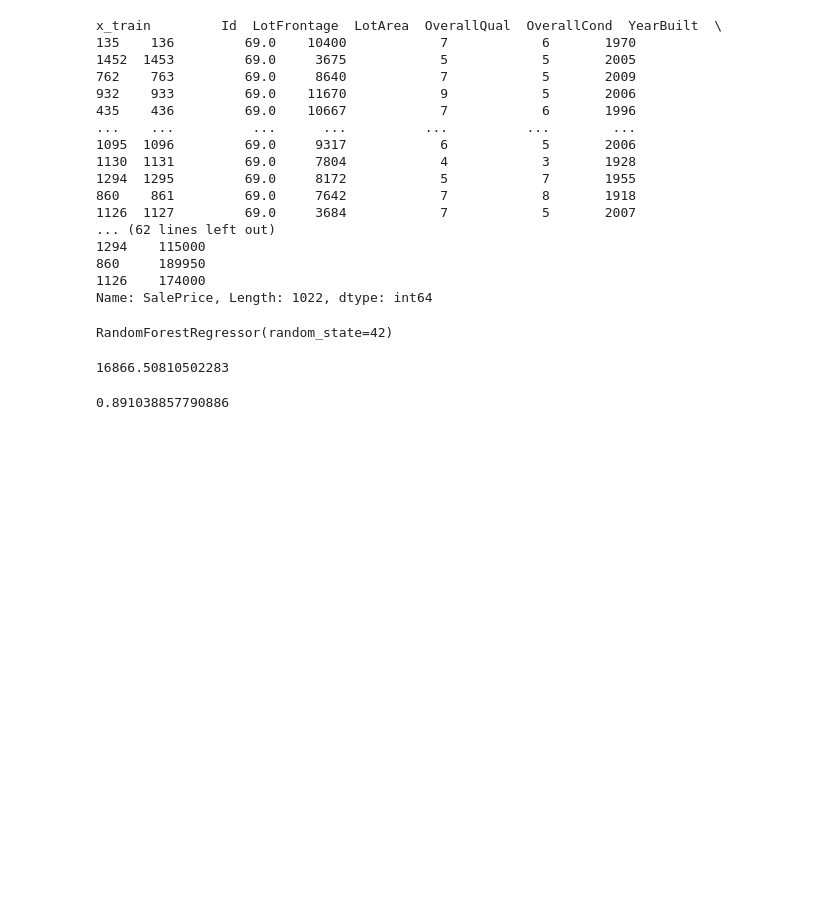
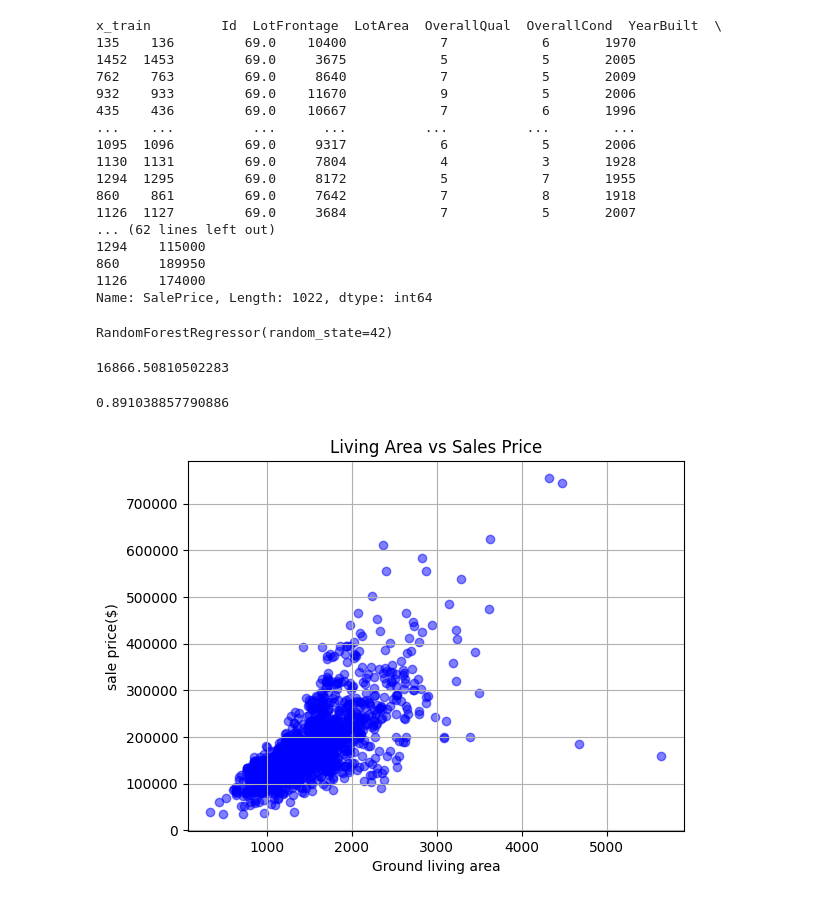
Before and after one commit to harsh-suman5/project0-house-price-prediction, a Jupyter notebook: data/model.ipynb, the cells around one changed output. Saved outputs shown, nothing was run; the diff lists cells and outputs as text; code cells hidden in the pictures; blank space fills up the shorter version.

```diff
--- a/data/model.ipynb
+++ b/data/model.ipynb
@@ -162,6 +162,17 @@ acuracy_score = r2_score(y_test,prediction)
 print(acuracy_score)
 # %% [output]
 0.891038857790886
+# %%
+plt.Figure(figsize=(10,6))
+plt.title('Living Area vs Sales Price')
+plt.scatter(df['GrLivArea'], df['SalePrice'],color='Blue',alpha=0.5 )
+
+plt.xlabel('Ground living area')
+plt.ylabel('sale price($)')
+plt.grid(True)
+plt.show()
+# %% [output]
+[figure, added]
 # %%
 
 
```
Also changed, not shown: parts of 5 cells of this notebook, 1 other file.
